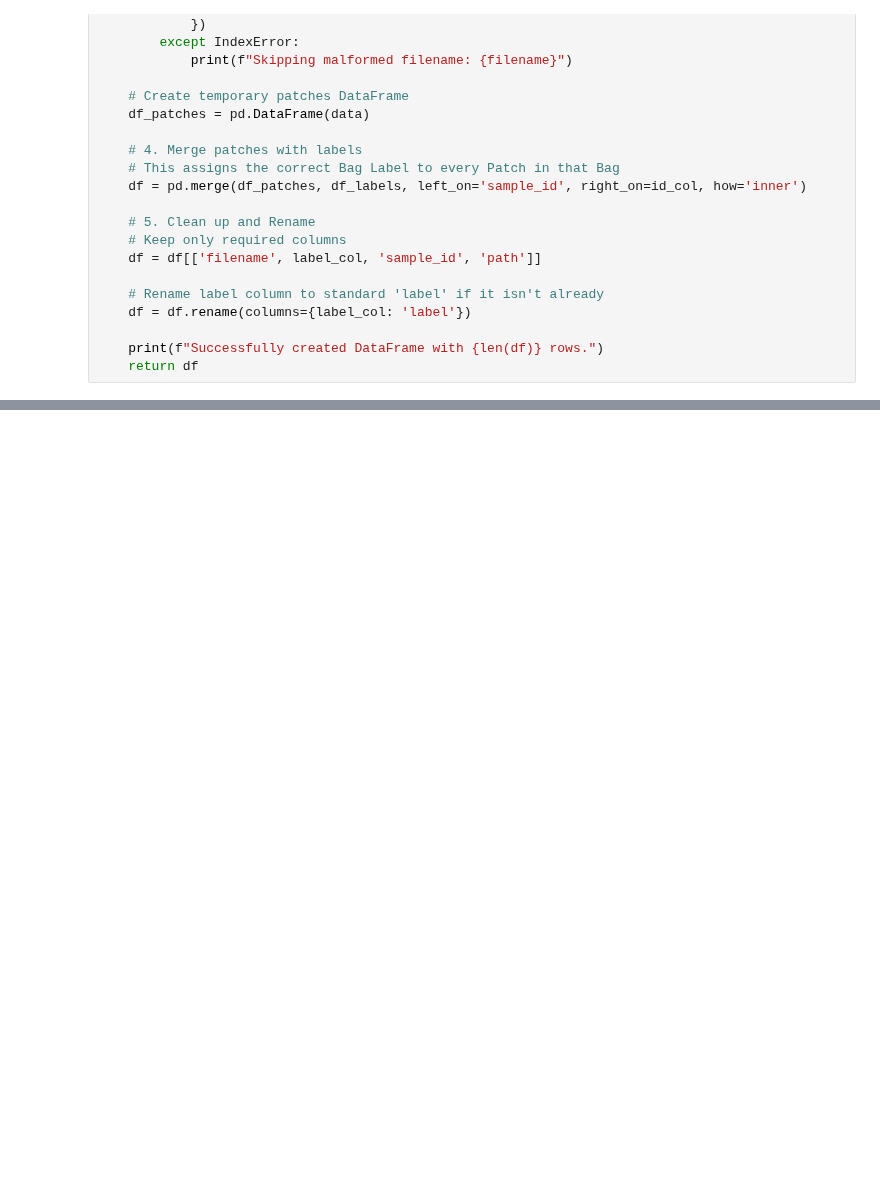
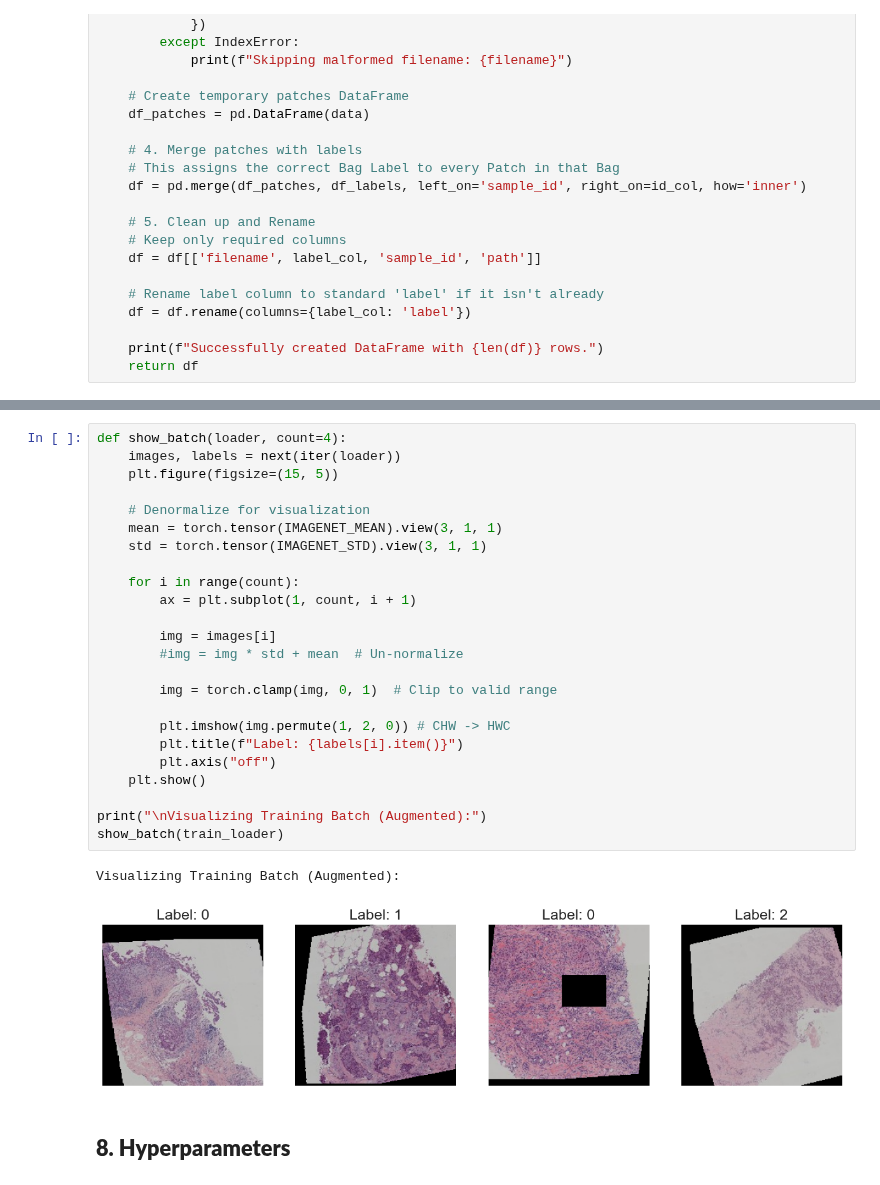
Before and after one commit to OBulun/AN2DL_CH_2, a Jupyter notebook: Notebooks/phikonv2.ipynb, the cells around one changed output, grey strips where cells are left out. Saved outputs shown, nothing was run; the diff lists cells and outputs as text; blank space fills up the shorter version.

```diff
--- a/Notebooks/phikonv2.ipynb
+++ b/Notebooks/phikonv2.ipynb
@@ -1444,0 +456,29 @@ create_submission_csv_phikon(mil_model, SUBMISSION_PATH, label_encoder, "phikon_
+# %%
+def show_batch(loader, count=4):
+    images, labels = next(iter(loader))
+    plt.figure(figsize=(15, 5))
+
+    # Denormalize for visualization
+    mean = torch.tensor(IMAGENET_MEAN).view(3, 1, 1)
+    std = torch.tensor(IMAGENET_STD).view(3, 1, 1)
+
+    for i in range(count):
+        ax = plt.subplot(1, count, i + 1)
+
+        img = images[i]
+        #img = img * std + mean  # Un-normalize
+
+        img = torch.clamp(img, 0, 1)  # Clip to valid range
+
+        plt.imshow(img.permute(1, 2, 0)) # CHW -> HWC
+        plt.title(f"Label: {labels[i].item()}")
+        plt.axis("off")
+    plt.show()
+
+print("\nVisualizing Training Batch (Augmented):")
+show_batch(train_loader)
+# %% [output]
+Visualizing Training Batch (Augmented):
+[figure, added]
+# %% [markdown]
+## **8. Hyperparameters**
```
Also changed, not shown: parts of 98 cells of this notebook.
